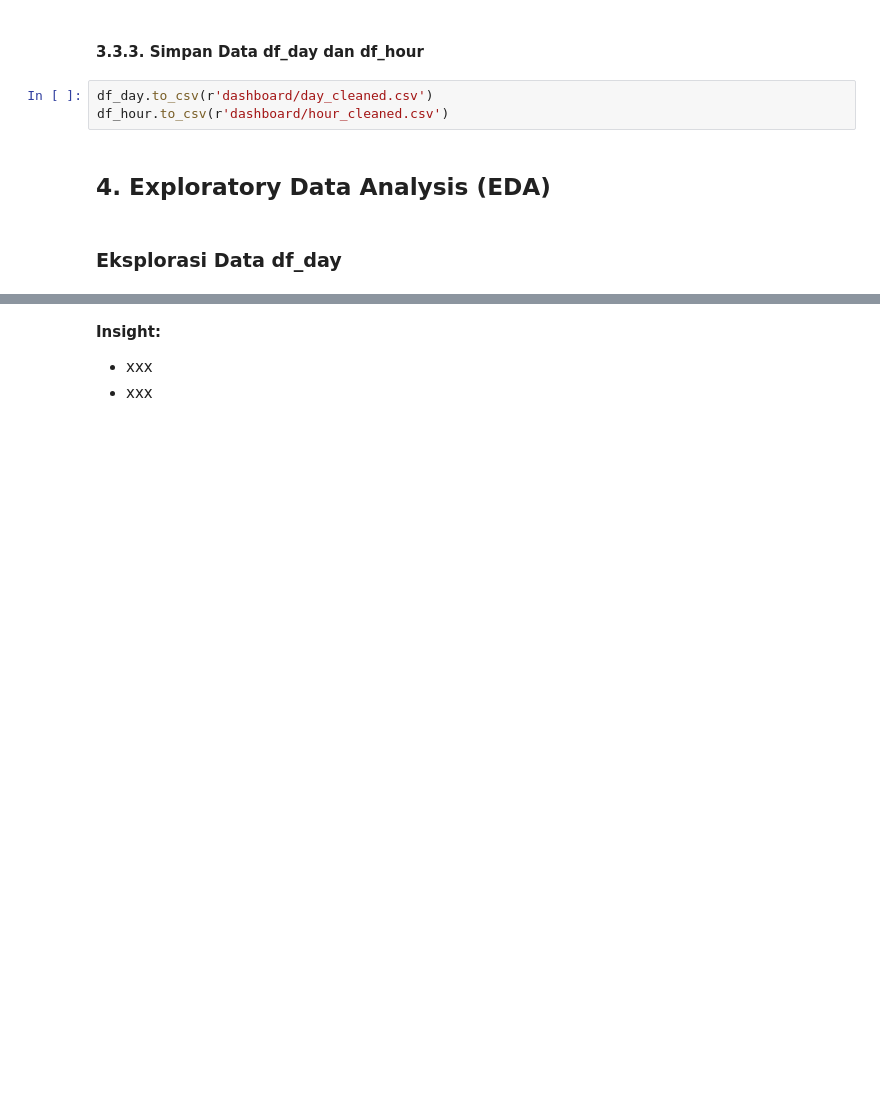
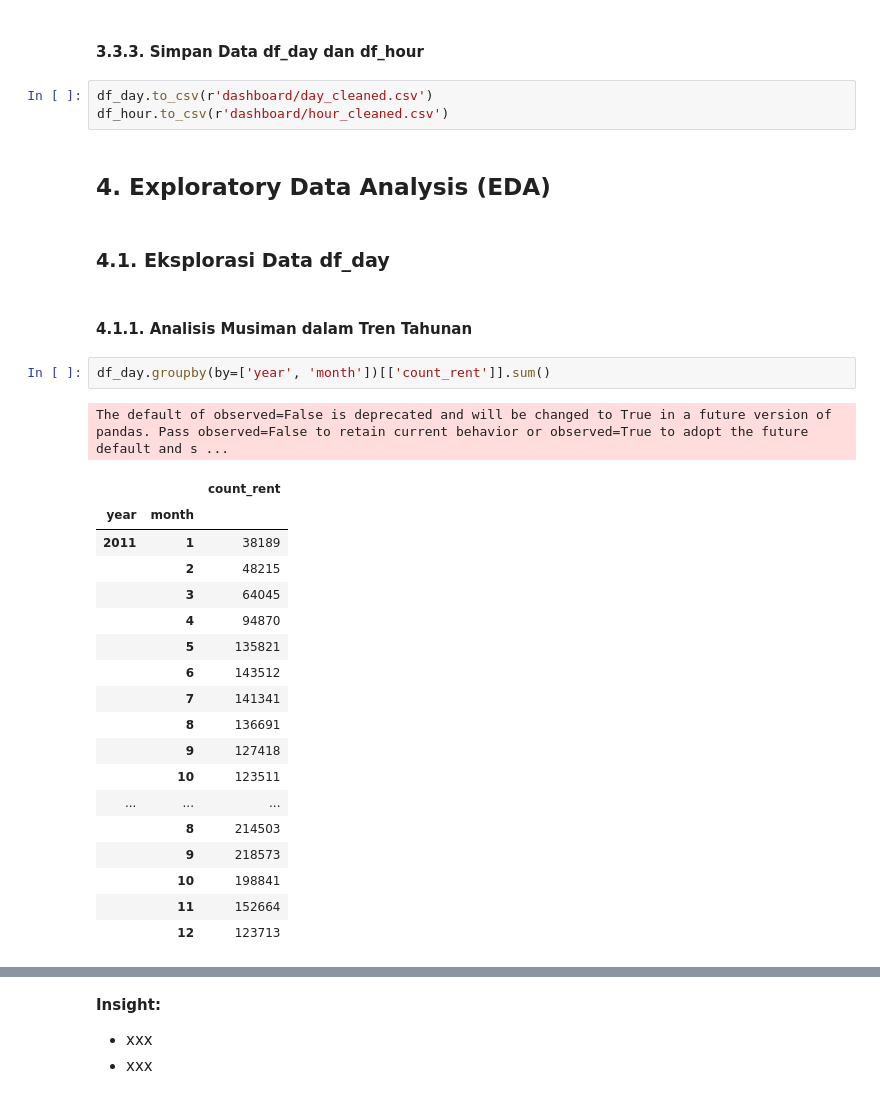
Before and after one commit to alouvre/BADDP_DicodingSubmission_ProyekAnalisisData, a Jupyter notebook: notebook.ipynb, the cells around one changed output, grey strips where cells are left out. Cells and saved outputs as stored; diff of their text form; blank space fills up the shorter version.

```diff
--- a/notebook.ipynb
+++ b/notebook.ipynb
@@ -465,4 +466,28 @@ df_hour.to_csv(r'dashboard/hour_cleaned.csv')
 # %% [markdown]
 ## 4. Exploratory Data Analysis (EDA)
 # %% [markdown]
-### Eksplorasi Data df_day
+### 4.1. Eksplorasi Data df_day
+# %% [markdown]
+#### 4.1.1. Analisis Musiman dalam Tren Tahunan
+# %%
+df_day.groupby(by=['year', 'month'])[['count_rent']].sum()
+# %% [output]
+The default of observed=False is deprecated and will be changed to True in a future version of pandas. Pass observed=False to retain current behavior or observed=True to adopt the future default and s ...
+|  |  | count_rent |
+| year | month |  |
+| 2011 | 1 | 38189 |
+|  | 2 | 48215 |
+|  | 3 | 64045 |
+|  | 4 | 94870 |
+|  | 5 | 135821 |
+|  | 6 | 143512 |
+|  | 7 | 141341 |
+|  | 8 | 136691 |
+|  | 9 | 127418 |
+|  | 10 | 123511 |
+| ... | ... | ... |
+|  | 8 | 214503 |
+|  | 9 | 218573 |
+|  | 10 | 198841 |
+|  | 11 | 152664 |
+|  | 12 | 123713 |
```
Also changed, not shown: parts of 16 cells of this notebook, 1 other file.
